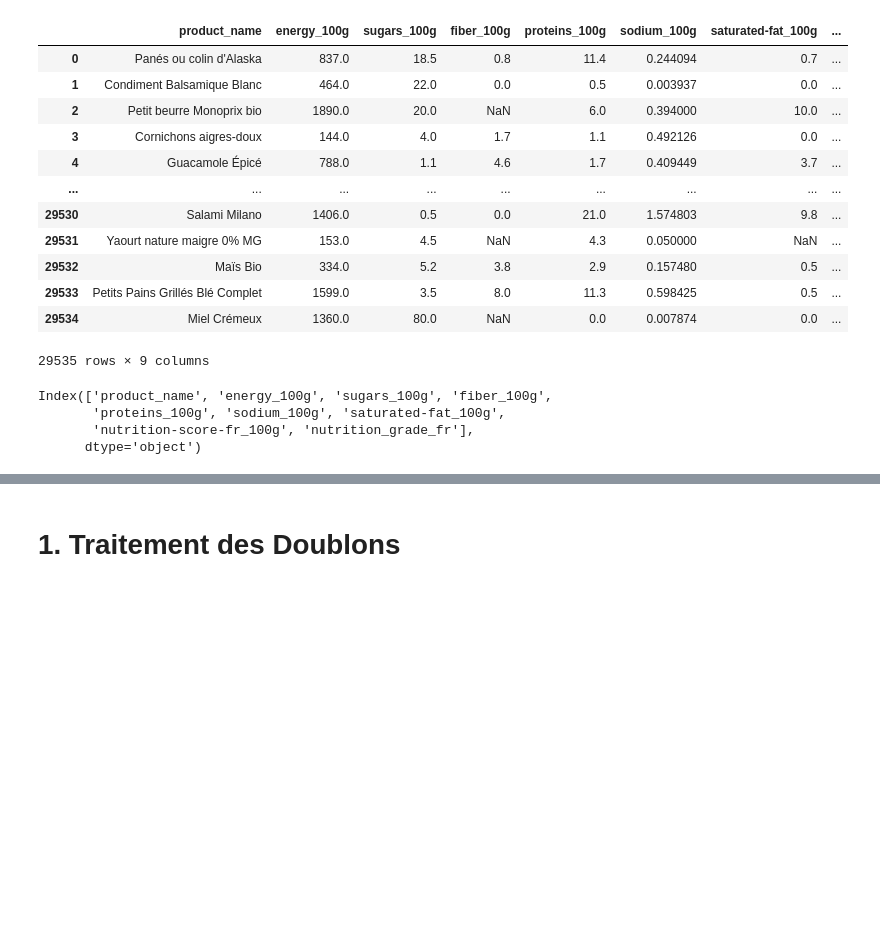
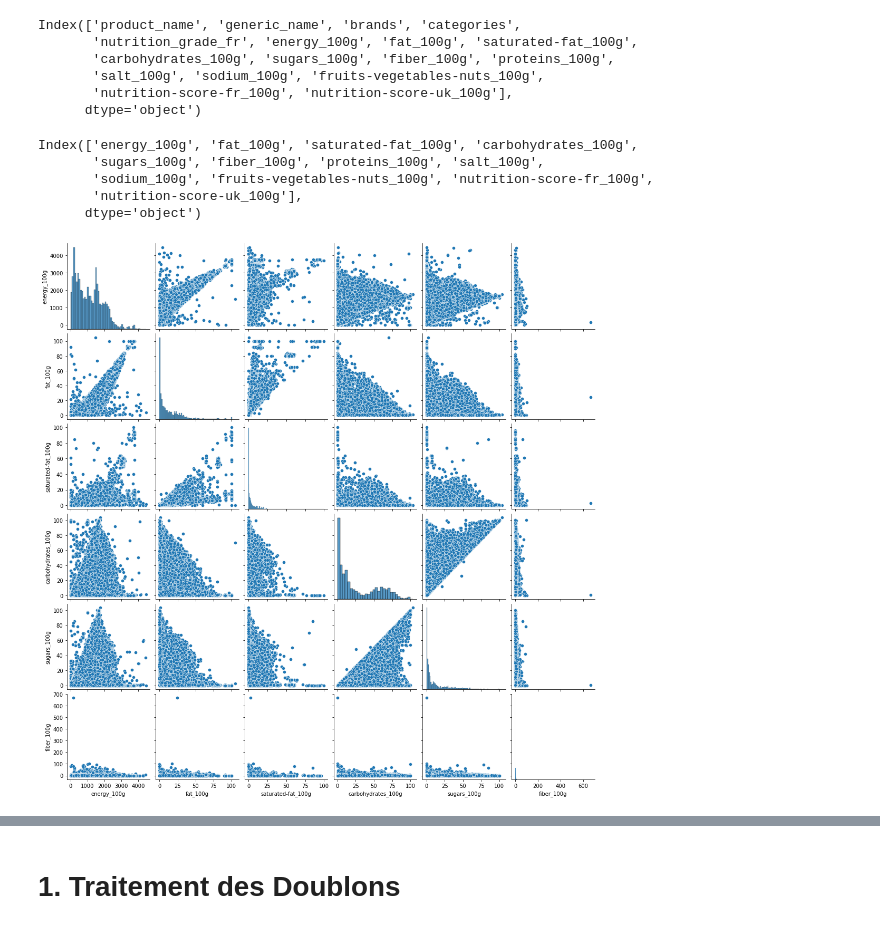
Before and after one commit to MarieDeSmedt/FoodFlix, a Jupyter notebook: notebook/Data_clean.ipynb, the cells around one changed output, grey strips where cells are left out. Cells and saved outputs as stored; diff of their text form; code cells hidden in the pictures; blank space fills up the shorter version.

```diff
--- a/notebook/Data_clean.ipynb
+++ b/notebook/Data_clean.ipynb
@@ -11,27 +11,34 @@ sys.path.insert(0,"/home/apprenant/PycharmProjects/FoodFlix")
 # %%
 #keep the data
 df = pd.read_csv("../data/02_intermediate/intermediate.csv", sep=',', low_memory=False)
+df.columns
+# %% [output]
+Index(['product_name', 'generic_name', 'brands', 'categories',
+       'nutrition_grade_fr', 'energy_100g', 'fat_100g', 'saturated-fat_100g',
+       'carbohydrates_100g', 'sugars_100g', 'fiber_100g', 'proteins_100g',
+       'salt_100g', 'sodium_100g', 'fruits-vegetables-nuts_100g',
+       'nutrition-score-fr_100g', 'nutrition-score-uk_100g'],
+      dtype='object')
-# %%
-df
-# %% [output]
-|  | product_name | energy_100g | sugars_100g | fiber_100g | proteins_100g | sodium_100g | saturated-fat_100g | ... |
-| 0 | Panés ou colin d'Alaska | 837.0 | 18.5 | 0.8 | 11.4 | 0.244094 | 0.7 | ... |
-| 1 | Condiment Balsamique Blanc | 464.0 | 22.0 | 0.0 | 0.5 | 0.003937 | 0.0 | ... |
-| 2 | Petit beurre Monoprix bio | 1890.0 | 20.0 | NaN | 6.0 | 0.394000 | 10.0 | ... |
-| 3 | Cornichons aigres-doux | 144.0 | 4.0 | 1.7 | 1.1 | 0.492126 | 0.0 | ... |
-| 4 | Guacamole Épicé | 788.0 | 1.1 | 4.6 | 1.7 | 0.409449 | 3.7 | ... |
-| ... | ... | ... | ... | ... | ... | ... | ... | ... |
-| 29530 | Salami Milano | 1406.0 | 0.5 | 0.0 | 21.0 | 1.574803 | 9.8 | ... |
-| 29531 | Yaourt nature maigre 0% MG | 153.0 | 4.5 | NaN | 4.3 | 0.050000 | NaN | ... |
-| 29532 | Maïs Bio | 334.0 | 5.2 | 3.8 | 2.9 | 0.157480 | 0.5 | ... |
-| 29533 | Petits Pains Grillés Blé Complet | 1599.0 | 3.5 | 8.0 | 11.3 | 0.598425 | 0.5 | ... |
-| 29534 | Miel Crémeux | 1360.0 | 80.0 | NaN | 0.0 | 0.007874 | 0.0 | ... |
-29535 rows × 9 columns
-# %%
-#the save to csv add an index, I drop it
-df.columns
-# %% [output]
-Index(['product_name', 'energy_100g', 'sugars_100g', 'fiber_100g',
-       'proteins_100g', 'sodium_100g', 'saturated-fat_100g',
-       'nutrition-score-fr_100g', 'nutrition_grade_fr'],
-      dtype='object')
+# %%
+# je ne garde que les données quantitatives
+int_float_df = df.select_dtypes(include=['int64', 'float64'])
+int_float_df.columns
+# %% [output]
+Index(['energy_100g', 'fat_100g', 'saturated-fat_100g', 'carbohydrates_100g',
+       'sugars_100g', 'fiber_100g', 'proteins_100g', 'salt_100g',
+       'sodium_100g', 'fruits-vegetables-nuts_100g', 'nutrition-score-fr_100g',
+       'nutrition-score-uk_100g'],
+      dtype='object')
+# %%
+# je divise les ppair plot en 2 pour plus de lisibilité
+columns1 = ['energy_100g', 'fat_100g', 'saturated-fat_100g', 'carbohydrates_100g',
+       'sugars_100g', 'fiber_100g']
+columns2 = ['proteins_100g', 'salt_100g',
+       'sodium_100g', 'fruits-vegetables-nuts_100g', 'nutrition-score-fr_100g',
+       'nutrition-score-uk_100g']
+# %%
+df_corr1 = int_float_df.loc[:,columns1]
+sns.pairplot(df_corr1)
+plt.show()
+# %% [output]
+[figure, added]
```
Also changed, not shown: parts of 12 cells of this notebook, 2 other files.
